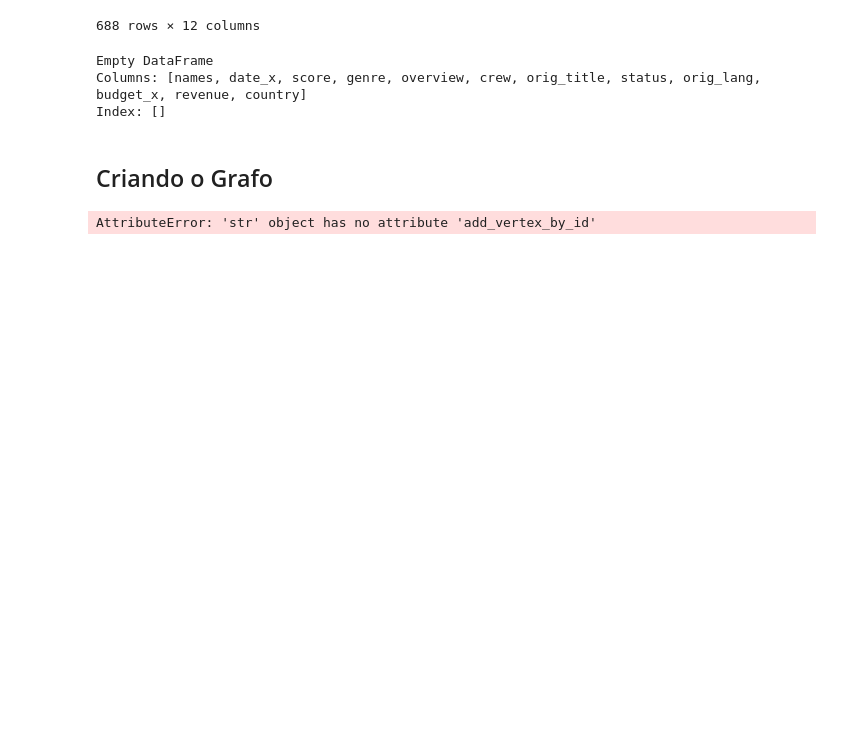
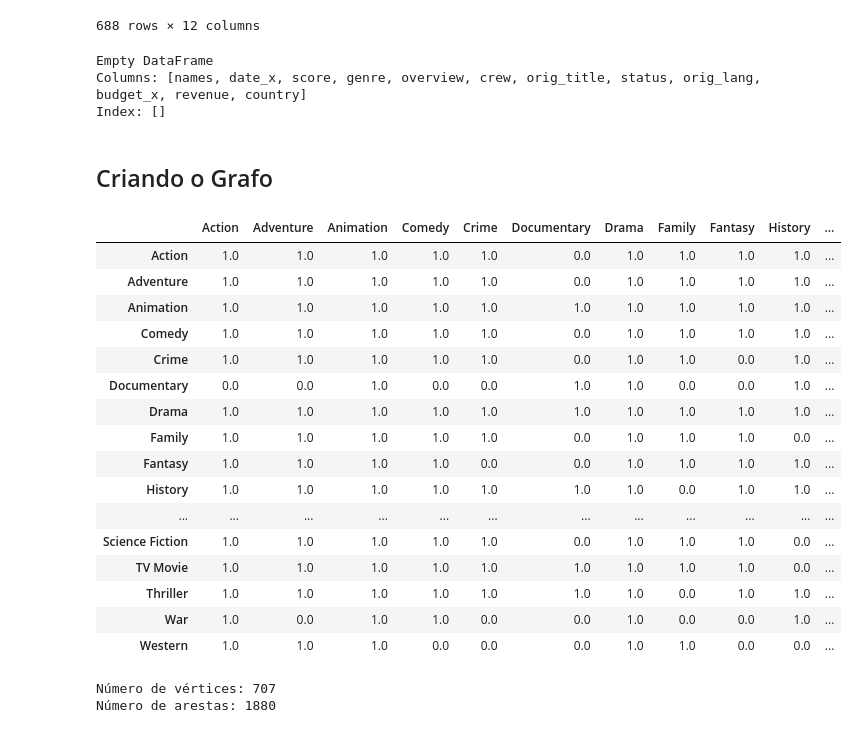
Before and after one commit to antoniolma/Projeto1_RedesSociais, a Jupyter notebook: main.ipynb, the cells around one changed output. Drawn from its saved outputs; the diff is of its cells as text; code cells hidden in the pictures; blank space fills up the shorter version.

```diff
--- a/main.ipynb
+++ b/main.ipynb
@@ -115,15 +118,20 @@ for v in filmes:
 # Criando o vertice de generos. Antes de fazer isso temos q separar os generos de cada filme, por exemplo: em um filme q tenha Drama, Action como generos, temos q criar uma lista com os dois separados
 generos = set()
 genero = []
+conexoes_gen = {}
 for genre in df_recente['genre']:
-    for g in genre.split(','):
-        g_limpo = g.strip()
+    # print([genre])
+    for ga in genre.split(','):
+        g_limpo = ga.strip()
         genero.append(g_limpo)
     generos.update(genero)
-    # print(generos)
 
-for gen in generos:
-    v = g.add_vertex_by_id(gen)
-    vertice_tipo[v] = "Gênero"
+lista_generos = sorted(list(generos))
+
+mat_zerada = np.zeros((len(lista_generos), len(lista_generos)))
+matriz_gen = pd.DataFrame(mat_zerada, columns=lista_generos, index=lista_generos)
+
+# matriz_gen
+# for gen in generos:
+#     v = g.add_vertex_by_id(gen)
+#     vertice_tipo[v] = "Gênero"
-# %% [output]
-AttributeError: 'str' object has no attribute 'add_vertex_by_id'
@@ -129,0 +141,49 @@ AttributeError: 'str' object has no attribute 'add_vertex_by_id'
+# %%
+# Popular os dados de generos
+for gen in df_recente['genre']:
+    # print(gen)
+    for ga in gen.split(','):
+        # print(ga)
+        ga_limpo = ga.strip()
+        for gb in gen.split(','):
+            gb_limpo = gb.strip()
+            matriz_gen.loc[gb_limpo, ga_limpo] = 1
+
+display(matriz_gen)
+
+for gen_a in lista_generos:
+    for gen_b in lista_generos:
+        if gen_b != gen_a and matriz_gen.loc[gen_b, gen_a] == 1:
+            # Adiciona a arresta se foram localizados juntos
+            # print(f'Para {gen_a} e {gen_b}, achamos relacao!')
+            if g.vertex_by_id(gen_a) is None:
+                v = g.add_vertex_by_id(gen_a)
+                # v_color[v] = "red"
+
+            if g.vertex_by_id(gen_b) is None:
+                v = g.add_vertex_by_id(gen_b)
+                # v_color[v] = "red"
+
+            g.add_edge_by_ids(gen_a, gen_b)
+
+            # Para nao repetir criacao de aresta
+            matriz_gen.loc[gen_b, gen_a] = 0
+            matriz_gen.loc[gen_a, gen_b] = 0
+# %% [output]
+|  | Action | Adventure | Animation | Comedy | Crime | Documentary | Drama | Family | Fantasy | History | ... |
+| Action | 1.0 | 1.0 | 1.0 | 1.0 | 1.0 | 0.0 | 1.0 | 1.0 | 1.0 | 1.0 | ... |
+| Adventure | 1.0 | 1.0 | 1.0 | 1.0 | 1.0 | 0.0 | 1.0 | 1.0 | 1.0 | 1.0 | ... |
+| Animation | 1.0 | 1.0 | 1.0 | 1.0 | 1.0 | 1.0 | 1.0 | 1.0 | 1.0 | 1.0 | ... |
+| Comedy | 1.0 | 1.0 | 1.0 | 1.0 | 1.0 | 0.0 | 1.0 | 1.0 | 1.0 | 1.0 | ... |
+| Crime | 1.0 | 1.0 | 1.0 | 1.0 | 1.0 | 0.0 | 1.0 | 1.0 | 0.0 | 1.0 | ... |
+| Documentary | 0.0 | 0.0 | 1.0 | 0.0 | 0.0 | 1.0 | 1.0 | 0.0 | 0.0 | 1.0 | ... |
+| Drama | 1.0 | 1.0 | 1.0 | 1.0 | 1.0 | 1.0 | 1.0 | 1.0 | 1.0 | 1.0 | ... |
+| Family | 1.0 | 1.0 | 1.0 | 1.0 | 1.0 | 0.0 | 1.0 | 1.0 | 1.0 | 0.0 | ... |
+| Fantasy | 1.0 | 1.0 | 1.0 | 1.0 | 0.0 | 0.0 | 1.0 | 1.0 | 1.0 | 1.0 | ... |
+| History | 1.0 | 1.0 | 1.0 | 1.0 | 1.0 | 1.0 | 1.0 | 0.0 | 1.0 | 1.0 | ... |
+| ... | ... | ... | ... | ... | ... | ... | ... | ... | ... | ... | ... |
+| Science Fiction | 1.0 | 1.0 | 1.0 | 1.0 | 1.0 | 0.0 | 1.0 | 1.0 | 1.0 | 0.0 | ... |
+| TV Movie | 1.0 | 1.0 | 1.0 | 1.0 | 1.0 | 1.0 | 1.0 | 1.0 | 1.0 | 0.0 | ... |
+| Thriller | 1.0 | 1.0 | 1.0 | 1.0 | 1.0 | 1.0 | 1.0 | 0.0 | 1.0 | 1.0 | ... |
+| War | 1.0 | 0.0 | 1.0 | 1.0 | 0.0 | 0.0 | 1.0 | 0.0 | 0.0 | 1.0 | ... |
+| Western | 1.0 | 1.0 | 1.0 | 0.0 | 0.0 | 0.0 | 1.0 | 1.0 | 0.0 | 0.0 | ... |
@@ -129,0 +203,6 @@ AttributeError: 'str' object has no attribute 'add_vertex_by_id'
+# %%
+print("Número de vértices:", g.num_vertices())
+print("Número de arestas:", g.num_edges())
+# %% [output]
+Número de vértices: 707
+Número de arestas: 1880
```
Also changed, not shown: parts of 6 cells of this notebook.
